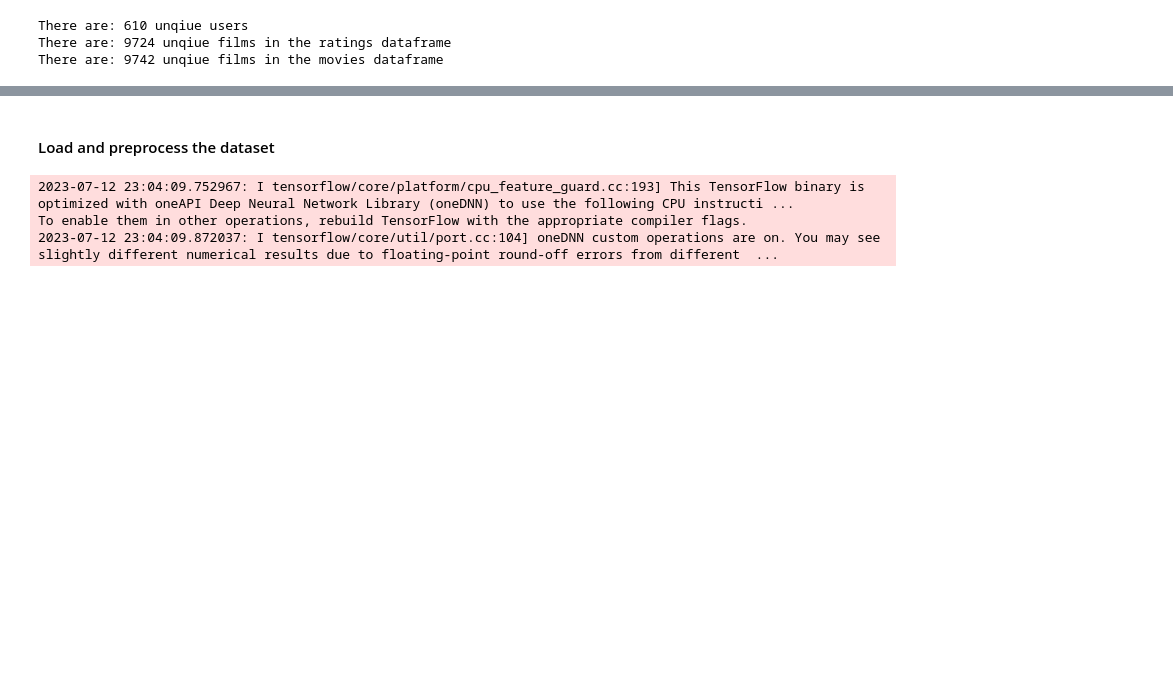
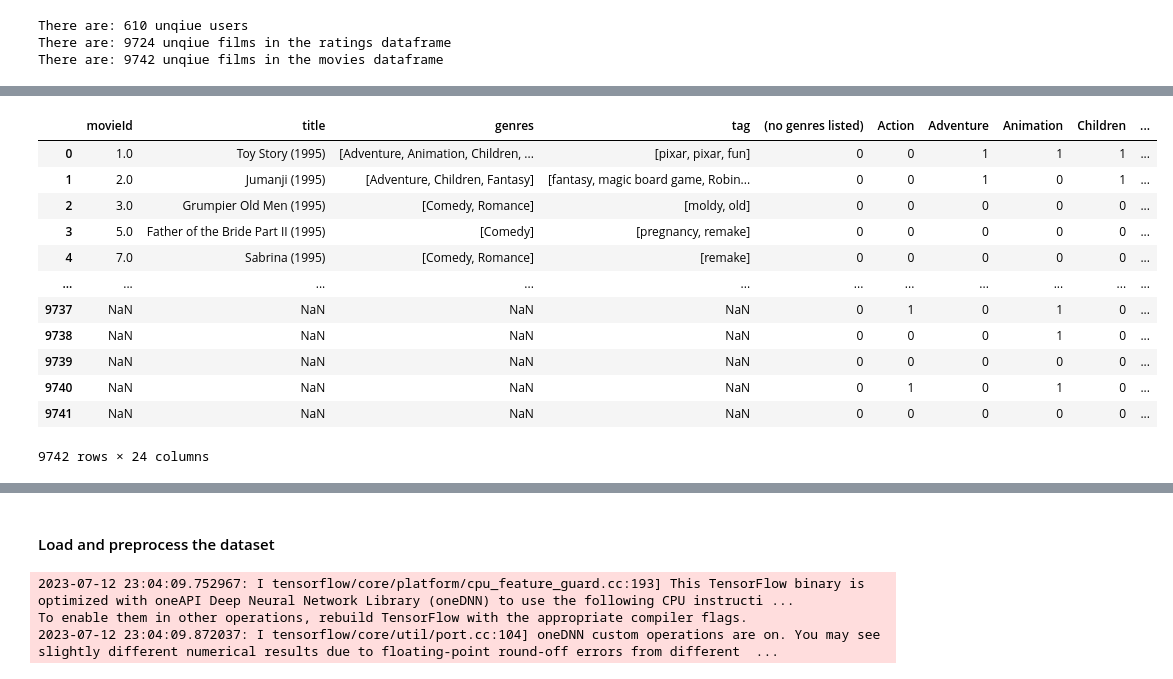
Before and after one commit to jgraham91/final-project, a Jupyter notebook: notebooks/FINAL-PROJECT.ipynb, the cells around one changed output, grey strips where cells are left out. Saved outputs shown, nothing was run; the diff lists cells and outputs as text; code cells hidden in the pictures; blank space fills up the shorter version.

```diff
--- a/notebooks/FINAL-PROJECT.ipynb
+++ b/notebooks/FINAL-PROJECT.ipynb
@@ -67,0 +59,6 @@ There are: 9742 unqiue films in the movies dataframe
+# %%
+# Step 1: Load and preprocess the MovieLens dataset
+movies = pd.read_csv("../data/ml-latest-small/movies.csv")
+movies['genres'] = movies['genres'].str.split('|')
+print(movies.shape)
+movies.head()
@@ -67,0 +432,7 @@ There are: 9742 unqiue films in the movies dataframe
+# %%
+#add tags to movies dataframe and match the movie ids from the movie lens dataframe
+movies_with_tags = pd.merge(movies,tags_agg, on="movieId")
+movies_with_tags
+
+# movies_df = movies_with_genres[movies_with_genres['movieId'].isin(movielens_df_no_naans['movieId'])]
+# movies_df
@@ -67,0 +453,29 @@ There are: 9742 unqiue films in the movies dataframe
+# %%
+# Extract the genre information from the ratings dataframe
+genre_lists = movies['genres'].tolist()
+
+# Perform one-hot encoding on the genre lists
+mlb = MultiLabelBinarizer()
+genre_features = mlb.fit_transform(genre_lists)
+
+# Retrieve the list of genre classes
+genre_classes = mlb.classes_
+
+# Create a movie dataframe with the one-hot encoded genre features
+movies_with_genres = pd.DataFrame(genre_features, columns=genre_classes)
+movies_with_tags_and_genres = pd.concat([movies_with_tags, movies_with_genres], axis=1)
+movies_with_tags_and_genres
+# %% [output]
+|  | movieId | title | genres | tag | (no genres listed) | Action | Adventure | Animation | Children | ... |
+| 0 | 1.0 | Toy Story (1995) | [Adventure, Animation, Children, ... | [pixar, pixar, fun] | 0 | 0 | 1 | 1 | 1 | ... |
+| 1 | 2.0 | Jumanji (1995) | [Adventure, Children, Fantasy] | [fantasy, magic board game, Robin... | 0 | 0 | 1 | 0 | 1 | ... |
+| 2 | 3.0 | Grumpier Old Men (1995) | [Comedy, Romance] | [moldy, old] | 0 | 0 | 0 | 0 | 0 | ... |
+| 3 | 5.0 | Father of the Bride Part II (1995) | [Comedy] | [pregnancy, remake] | 0 | 0 | 0 | 0 | 0 | ... |
+| 4 | 7.0 | Sabrina (1995) | [Comedy, Romance] | [remake] | 0 | 0 | 0 | 0 | 0 | ... |
+| ... | ... | ... | ... | ... | ... | ... | ... | ... | ... | ... |
+| 9737 | NaN | NaN | NaN | NaN | 0 | 1 | 0 | 1 | 0 | ... |
+| 9738 | NaN | NaN | NaN | NaN | 0 | 0 | 0 | 1 | 0 | ... |
+| 9739 | NaN | NaN | NaN | NaN | 0 | 0 | 0 | 0 | 0 | ... |
+| 9740 | NaN | NaN | NaN | NaN | 0 | 1 | 0 | 1 | 0 | ... |
+| 9741 | NaN | NaN | NaN | NaN | 0 | 0 | 0 | 0 | 0 | ... |
+9742 rows × 24 columns
```
Also changed, not shown: parts of 39 cells of this notebook.
